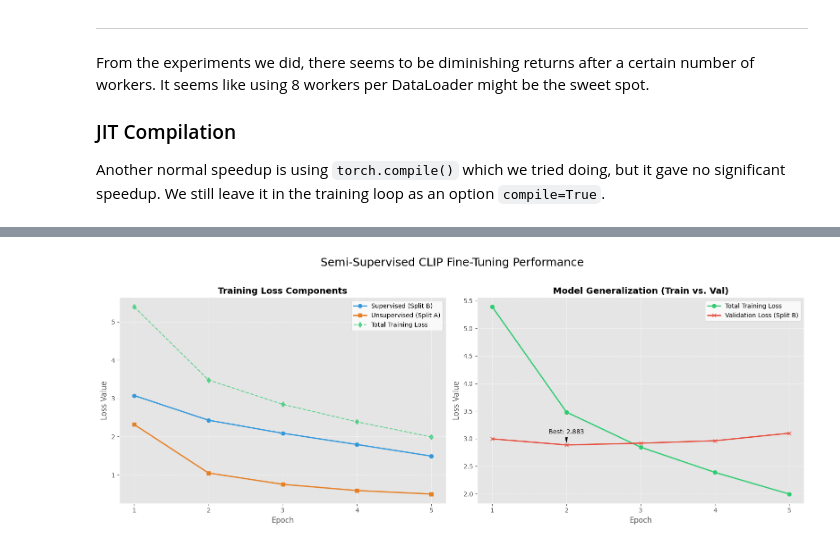
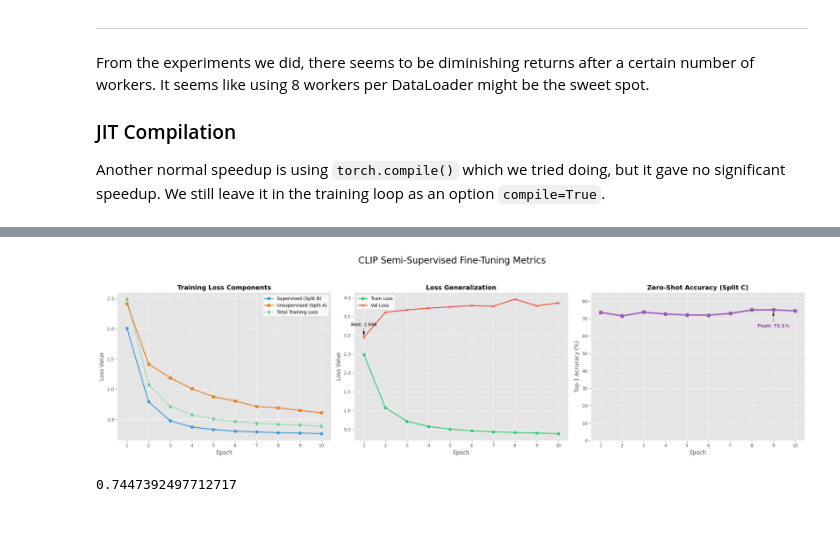
Before and after one commit to hellstrom01/fine-tuning-clip-model, a Jupyter notebook: semi-supervised.ipynb, the cells around one changed output, grey strips where cells are left out. Drawn from its saved outputs; the diff is of its cells as text; code cells hidden in the pictures.

Commit message:
Add zero shot accuracy function, and competition sumbission file

```diff
--- a/semi-supervised.ipynb
+++ b/semi-supervised.ipynb
@@ -311,9 +375,6 @@ In practice, this is implemented using **InfoNCE** loss. The step-by-step proces
 *   **Calculate Cross-Entropy Loss:** Compute the standard cross-entropy loss for both directions (e.g., Image $\rightarrow$ Text and Text $\rightarrow$ Image).
 *   **Average the loss:** Calculate the mean of the two directional losses to get the final loss for the batch.
 # %%
-import torch.nn.functional as F
-from tqdm import tqdm
-import itertools
 
 def info_nce_loss(features_1, features_2, logits_scale):
     # L2 Normalization (L_p, but p is 2 by default)
@@ -336,7 +397,7 @@ def info_nce_loss(features_1, features_2, logits_scale):
     return (loss_1 + loss_2) / 2.0
 
 @torch.no_grad()
-def evaluate_clip(model, val_loader, logits_scale):
+def evaluate_clip_loss(model, val_loader, logits_scale):
     model.eval()
     val_loss = 0.0
     num_batches = 0
@@ -361,13 +422,16 @@ def train_clip(
         labeled_loader,
         unlabeled_loader,
         val_loader,
+        zs_loader,
+        num_classes,
         optimizer,
         epochs=10,
         lambda_unsup=1.0,
         temperature=None,
         freeze_text_encoder=False,
         debug=False,
-        compile=False
+        compile=False,
+        clip_norm=1.0,
     ):
     if compile:
         model = torch.compile(model)
@@ -386,6 +450,8 @@ def train_clip(
     epoch_unsup_losses  = []
     epoch_total_losses  = []
     epoch_val_losses    = []
+    epoch_zs_accuracies = []
+
 
     # Use the loaders passed in as arguments
     loader_B_cycled = itertools.cycle(labeled_loader)
@@ -435,6 +501,7 @@ def train_clip(
                 total_loss = sup_loss + (lambda_unsup * unsup_loss)
 
             total_loss.backward()
+            torch.nn.utils.clip_grad_norm_(model.parameters(), max_norm=clip_norm)
             optimizer.step()
 
             compute_done_time = time.time()
@@ -466,20 +533,23 @@ def train_clip(
                 avg_comp = total_compute_time / (step + 1)
                 print(f"\nStep {step+1} Benchmark | Data: {avg_fetch:.3f}s | GPU: {avg_comp:.3f}s")
 
-        validation_loss = evaluate_clip(model, val_loader, current_scale)
+        validation_loss = evaluate_clip_loss(model, val_loader, current_scale)
+        zs_accuracy = evaluate_zero_shot(model, zs_loader, num_classes, tokenizer)
 
         epoch_sup_losses.append(epoch_sup_loss/n_batches)
         epoch_unsup_losses.append(epoch_unsup_loss/n_batches)
         epoch_total_losses.append(epoch_total_loss/n_batches)
         epoch_val_losses.append(validation_loss)
+        epoch_zs_accuracies.append(zs_accuracy)
 
-        print(f"Epoch {epoch+1} Complete | Avg Val Loss: {validation_loss:.4f}")
+        print(f"Epoch {epoch+1:03d} Complete | Avg Val Loss: {validation_loss:.4f} | Zero-Shot Accuracy: {zs_accuracy * 100:.1f}%")
 
     return {
             'supervised_losses': epoch_sup_losses,
             'unsupervised_losses': epoch_unsup_losses,
             'total_losses': epoch_total_losses,
-            'validation_losses': epoch_val_losses
+            'validation_losses': epoch_val_losses,
+            'epoch_zs_accuracies': epoch_zs_accuracies
             }
 # %% [markdown]
 # Key changes
@@ -536,7 +606,7 @@ From the experiments we did, there seems to be diminishing returns after a certa
 ### JIT Compilation
 Another normal speedup is using `torch.compile()` which we tried doing, but it gave no significant speedup. We still leave it in the training loop as an option `compile=True`.
 # %%
-lr = 1e-6
+lr = 1e-5
 optim = torch.optim.AdamW(model.parameters(), lr=lr)
 
 loader_args = {
@@ -545,6 +615,8 @@ loader_args = {
     "pin_memory": True,
     "drop_last": True
 }
+
+# B2B SAS någon?
 
 loader_A = DataLoader(training_a, shuffle=True, **loader_args)
 loader_B = DataLoader(training_b, shuffle=True, **loader_args)
@@ -556,10 +628,12 @@ metrics = train_clip(model=model,
            labeled_loader=loader_B,
            unlabeled_loader=loader_A,
            val_loader=val_loader_B,
+           zs_loader=zs_loader,
+           num_classes=unique_classes,
            optimizer=optim,
-           epochs=5,
-           lambda_unsup=1.0,
-           debug=False
+           epochs=10,
+           lambda_unsup=0.2,
+           debug=False,
            )
 
 
@@ -573 +652,18 @@ Epoch 5 Complete | Avg Val Loss: 3.0965
-[figure, old version]
+[figure, new version]
+# %%
+from rsiddataset import RSICDClassificationDataset
+
+unique_classes = sorted(list(set(item['class'] for item in splitC)))
+zs_dataset = RSICDClassificationDataset(
+    image_list=splitC,
+    img_dir="data/RSICD_images",
+    transform=val_transform,
+    class_names=unique_classes
+)
+
+zs_loader = DataLoader(zs_dataset, batch_size=64, shuffle=False, num_workers=4)
+
+accuracy = evaluate_zero_shot(model, zs_loader, unique_classes, tokenizer)
+print(accuracy)
+# %% [output]
+0.7447392497712717
```
Also changed, not shown: parts of 9 cells of this notebook, 4 other files.
